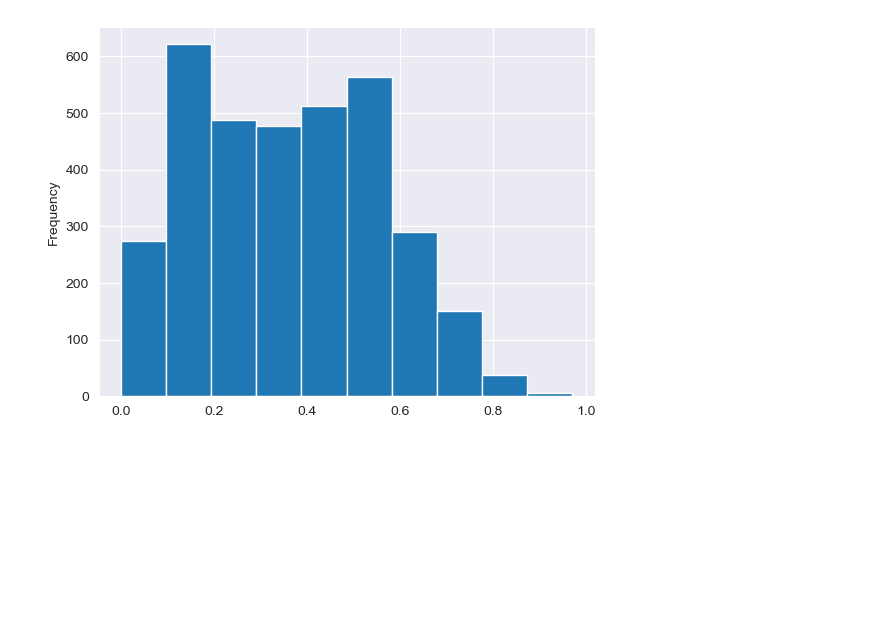
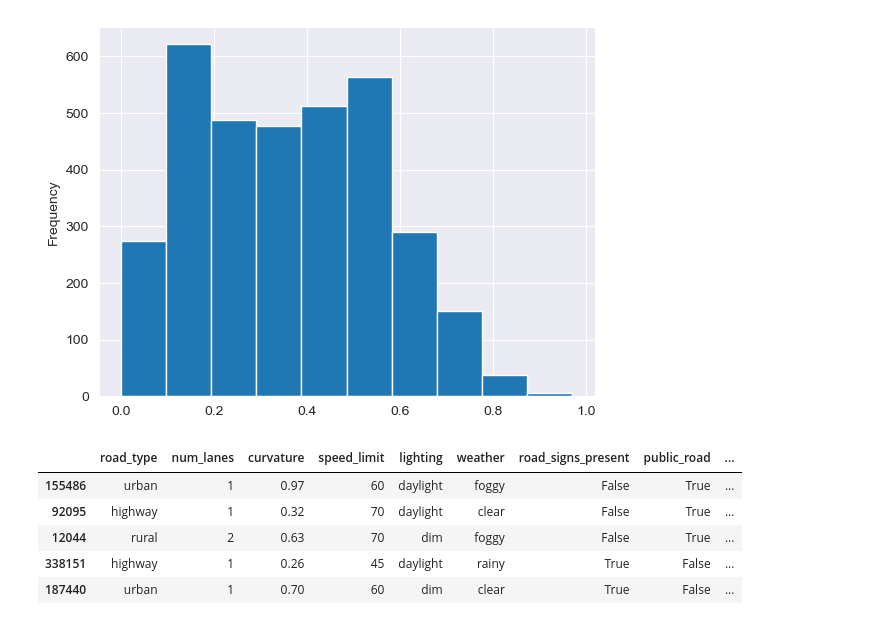
Before and after one commit to Afonso-Leal/PredictingRoadAccidentRisk_GabrielLeal, a Jupyter notebook: tab_transform_2.ipynb, the cells around one changed output. Drawn from its saved outputs; the diff is of its cells as text; code cells hidden in the pictures; blank space fills up the shorter version.

```diff
--- a/tab_transform_2.ipynb
+++ b/tab_transform_2.ipynb
@@ -37,7 +36,8 @@ train_csv.head(5)
 # %%
+train_csv = pd.read_csv('playground_data/train_balanced.csv')
 train_csv = train_csv.drop(['Unnamed: 0','Unnamed: 0.1','classification'],axis=1)
+train_csv = train_csv.sample(frac=
+
+
+
+#print(train_csv.head(5))
-# %%
-train_csv = pd.read_csv('playground_data/train_balanced.csv')
-train_csv = train_csv.drop(['Unnamed: 0','Unnamed: 0.1','classification'],axis=1)
-train_csv = train_csv.sample(frac=0.01, random_state=42)
-print(train_csv.head(5))
@@ -70,0 +57,14 @@ X_tab = tab_preprocessor.fit_transform(train_csv)
+# %%
+X = train_csv[['road_type','num_lanes','curvature','speed_limit','lighting','weather','road_signs_present','public_road','num_reported_accidents']]
+y = train_csv['accident_risk']
+#reduced train-test for quicker testing
+X_train, X_test, y_train, y_test = train_test_split(X, y, test_size=0.2, shuffle=True)
+#reduced train-test for quicker testing
+X_train.head()
+# %% [output]
+|  | road_type | num_lanes | curvature | speed_limit | lighting | weather | road_signs_present | public_road | ... |
+| 155486 | urban | 1 | 0.97 | 60 | daylight | foggy | False | True | ... |
+| 92095 | highway | 1 | 0.32 | 70 | daylight | clear | False | True | ... |
+| 12044 | rural | 2 | 0.63 | 70 | dim | foggy | False | True | ... |
+| 338151 | highway | 1 | 0.26 | 45 | daylight | rainy | True | False | ... |
+| 187440 | urban | 1 | 0.70 | 60 | dim | clear | True | False | ... |
```
Also changed, not shown: parts of 15 cells of this notebook, 2 other files.
